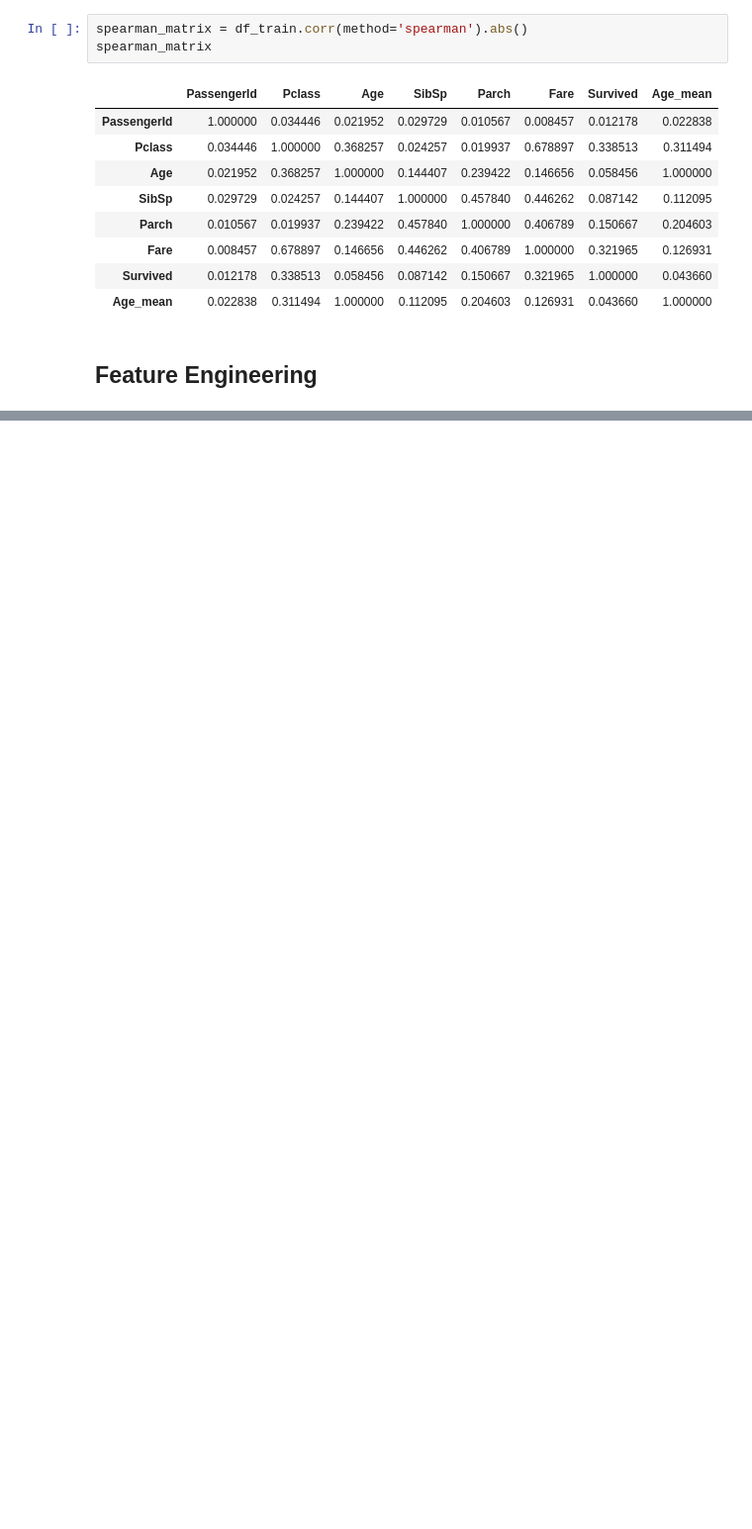
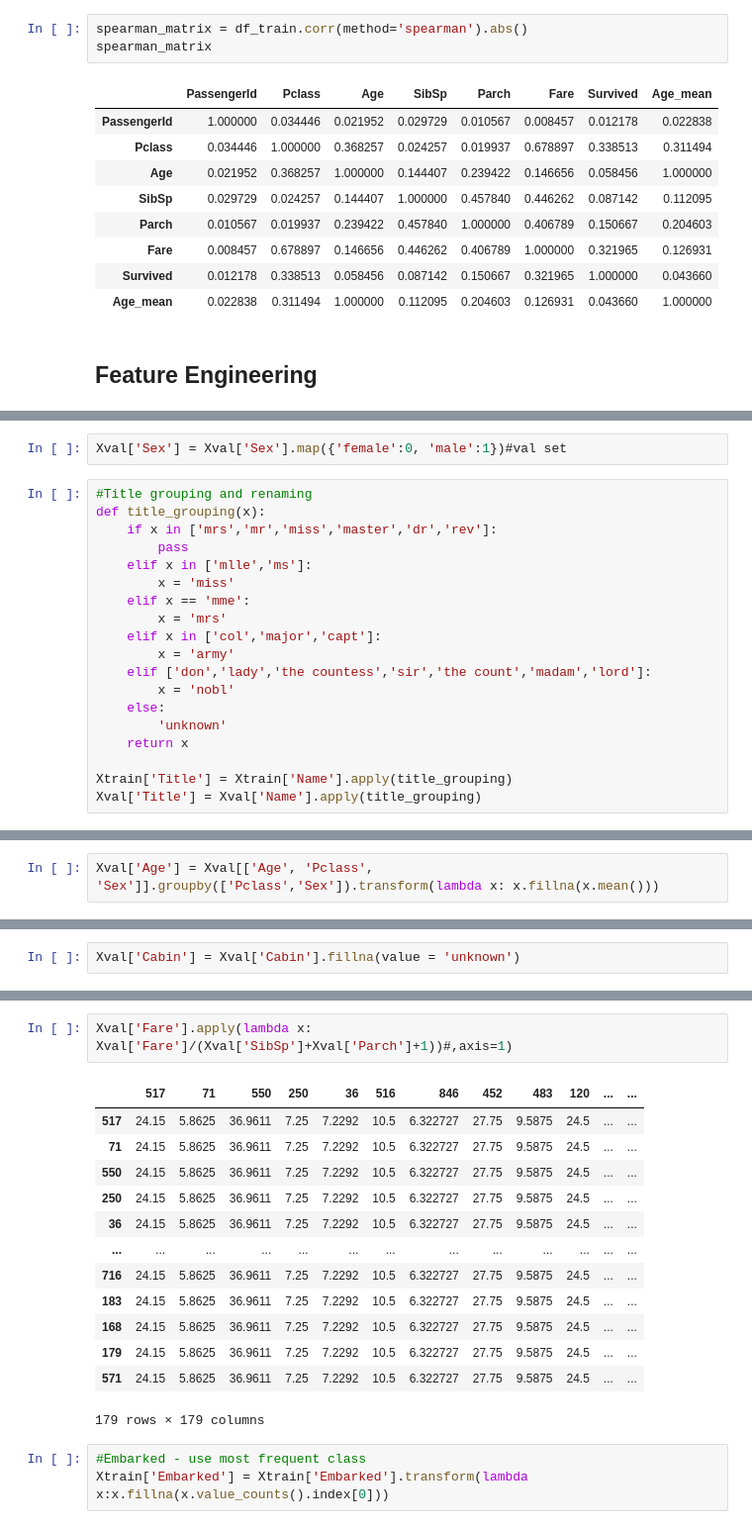
Before and after one commit to ElizavetaBugaeva/bootcamp_projects, a Jupyter notebook: week_02/Project_week02.ipynb, the cells around one changed output, grey strips where cells are left out. Shown at 99% size. Drawn from its saved outputs; the diff is of its cells as text; blank space fills up the shorter version.

```diff
--- a/week_02/Project_week02.ipynb
+++ b/week_02/Project_week02.ipynb
@@ -449,0 +209,21 @@ classifier_model.fit(Xtrain, ytrain)
+# %%
+Xval['Sex'] = Xval['Sex'].map({'female':0, 'male':1})#val set
+# %%
+#Title grouping and renaming
+def title_grouping(x):
+    if x in ['mrs','mr','miss','master','dr','rev']:
+        pass
+    elif x in ['mlle','ms']:
+        x = 'miss'
+    elif x == 'mme':
+        x = 'mrs'
+    elif x in ['col','major','capt']:
+        x = 'army'
+    elif ['don','lady','the countess','sir','the count','madam','lord']:
+        x = 'nobl'
+    else:
+        'unknown'
+    return x
+
+Xtrain['Title'] = Xtrain['Name'].apply(title_grouping)
+Xval['Title'] = Xval['Name'].apply(title_grouping)
@@ -449,0 +248,2 @@ classifier_model.fit(Xtrain, ytrain)
+# %%
+Xval['Age'] = Xval[['Age', 'Pclass', 'Sex']].groupby(['Pclass','Sex']).transform(lambda x: x.fillna(x.mean()))
@@ -449,0 +253,2 @@ classifier_model.fit(Xtrain, ytrain)
+# %%
+Xval['Cabin'] = Xval['Cabin'].fillna(value = 'unknown')
@@ -449,0 +272,19 @@ classifier_model.fit(Xtrain, ytrain)
+# %%
+Xval['Fare'].apply(lambda x: Xval['Fare']/(Xval['SibSp']+Xval['Parch']+1))#,axis=1)
+# %% [output]
+|  | 517 | 71 | 550 | 250 | 36 | 516 | 846 | 452 | 483 | 120 | ... | ... |
+| 517 | 24.15 | 5.8625 | 36.9611 | 7.25 | 7.2292 | 10.5 | 6.322727 | 27.75 | 9.5875 | 24.5 | ... | ... |
+| 71 | 24.15 | 5.8625 | 36.9611 | 7.25 | 7.2292 | 10.5 | 6.322727 | 27.75 | 9.5875 | 24.5 | ... | ... |
+| 550 | 24.15 | 5.8625 | 36.9611 | 7.25 | 7.2292 | 10.5 | 6.322727 | 27.75 | 9.5875 | 24.5 | ... | ... |
+| 250 | 24.15 | 5.8625 | 36.9611 | 7.25 | 7.2292 | 10.5 | 6.322727 | 27.75 | 9.5875 | 24.5 | ... | ... |
+| 36 | 24.15 | 5.8625 | 36.9611 | 7.25 | 7.2292 | 10.5 | 6.322727 | 27.75 | 9.5875 | 24.5 | ... | ... |
+| ... | ... | ... | ... | ... | ... | ... | ... | ... | ... | ... | ... | ... |
+| 716 | 24.15 | 5.8625 | 36.9611 | 7.25 | 7.2292 | 10.5 | 6.322727 | 27.75 | 9.5875 | 24.5 | ... | ... |
+| 183 | 24.15 | 5.8625 | 36.9611 | 7.25 | 7.2292 | 10.5 | 6.322727 | 27.75 | 9.5875 | 24.5 | ... | ... |
+| 168 | 24.15 | 5.8625 | 36.9611 | 7.25 | 7.2292 | 10.5 | 6.322727 | 27.75 | 9.5875 | 24.5 | ... | ... |
+| 179 | 24.15 | 5.8625 | 36.9611 | 7.25 | 7.2292 | 10.5 | 6.322727 | 27.75 | 9.5875 | 24.5 | ... | ... |
+| 571 | 24.15 | 5.8625 | 36.9611 | 7.25 | 7.2292 | 10.5 | 6.322727 | 27.75 | 9.5875 | 24.5 | ... | ... |
+179 rows × 179 columns
+# %%
+#Embarked - use most frequent class
+Xtrain['Embarked'] = Xtrain['Embarked'].transform(lambda x:x.fillna(x.value_counts().index[0]))
```
Also changed, not shown: parts of 96 cells of this notebook.
